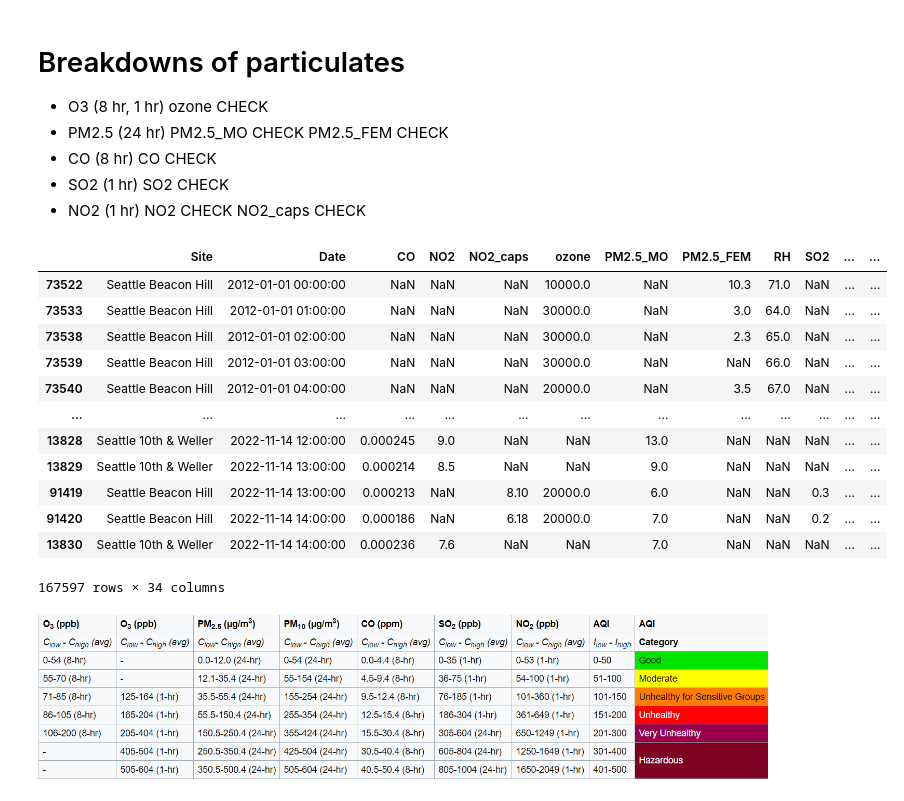
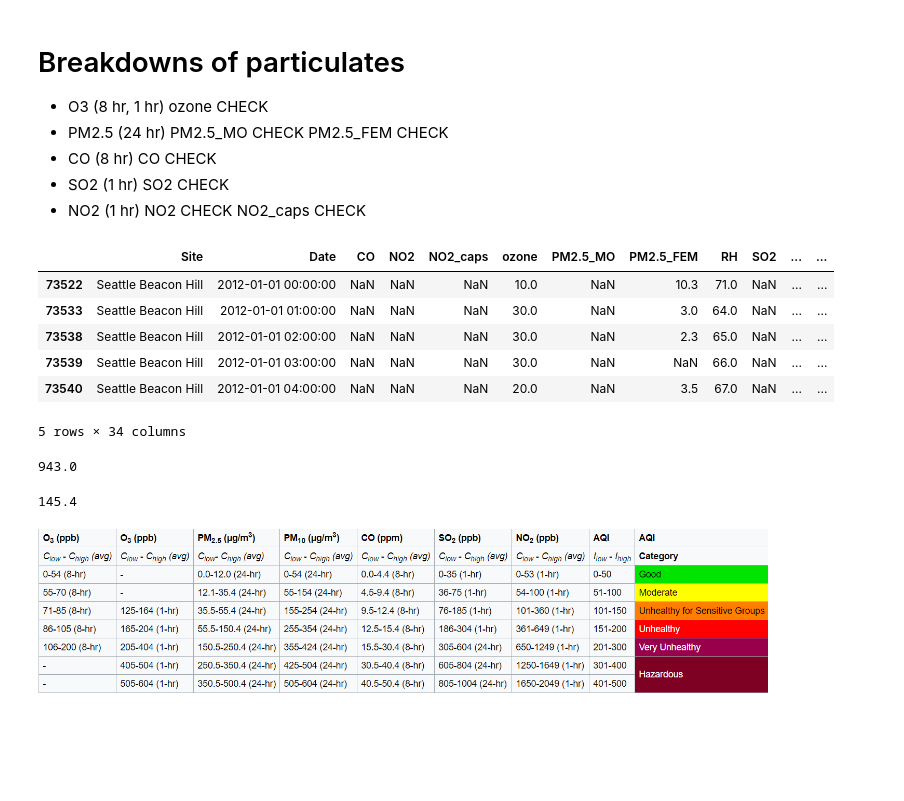
Before and after one commit to aworthyperson/Bike_Counters_Air_Quality, a Jupyter notebook: Bike_and_AQ_import_python.ipynb, the cells around one changed output. Saved outputs shown, nothing was run; the diff lists cells and outputs as text; code cells hidden in the pictures; blank space fills up the shorter version.

```diff
--- a/Bike_and_AQ_import_python.ipynb
+++ b/Bike_and_AQ_import_python.ipynb
@@ -440,26 +440,27 @@ df['CO']= df['CO']/ 1000 # in ppm (EPA)
 # %%
 df= df.sort_values(by= ['Date'])
 
-df["Ozone_8hr_avg"] = df.groupby("Site")["ozone"].rolling(window = 8, min_periods = 4).mean().values
-df["PM2.5_MO_24hr_avg"] = df.groupby("Site")["PM2.5_MO"].rolling(window = 24, min_periods = 16).mean().values
-df["PM2.5_FEM_24hr_avg"] = df.groupby("Site")["PM2.5_FEM"].rolling(window = 24, min_periods = 16).mean().values
-df["CO_8hr_avg"] = df.groupby("Site")["CO"].rolling(window = 8, min_periods = 4).mean().values
+df["Ozone_8hr_avg"] = df.groupby("Site")["ozone"].rolling(window = 8).mean().values
+df["PM2.5_MO_24hr_avg"] = df.groupby("Site")["PM2.5_MO"].rolling(window = 24).mean().values
+df["PM2.5_FEM_24hr_avg"] = df.groupby("Site")["PM2.5_FEM"].rolling(window = 24).mean().values
+df["CO_8hr_avg"] = df.groupby("Site")["CO"].rolling(window = 8).mean().values
 
-df
+df.head()
 # %% [output]
 |  | Site | Date | CO | NO2 | NO2_caps | ozone | PM2.5_MO | PM2.5_FEM | RH | SO2 | ... | ... |
-| 73522 | Seattle Beacon Hill | 2012-01-01 00:00:00 | NaN | NaN | NaN | 10000.0 | NaN | 10.3 | 71.0 | NaN | ... | ... |
-| 73533 | Seattle Beacon Hill | 2012-01-01 01:00:00 | NaN | NaN | NaN | 30000.0 | NaN | 3.0 | 64.0 | NaN | ... | ... |
-| 73538 | Seattle Beacon Hill | 2012-01-01 02:00:00 | NaN | NaN | NaN | 30000.0 | NaN | 2.3 | 65.0 | NaN | ... | ... |
-| 73539 | Seattle Beacon Hill | 2012-01-01 03:00:00 | NaN | NaN | NaN | 30000.0 | NaN | NaN | 66.0 | NaN | ... | ... |
-| 73540 | Seattle Beacon Hill | 2012-01-01 04:00:00 | NaN | NaN | NaN | 20000.0 | NaN | 3.5 | 67.0 | NaN | ... | ... |
-| ... | ... | ... | ... | ... | ... | ... | ... | ... | ... | ... | ... | ... |
-| 13828 | Seattle 10th & Weller | 2022-11-14 12:00:00 | 0.000245 | 9.0 | NaN | NaN | 13.0 | NaN | NaN | NaN | ... | ... |
-| 13829 | Seattle 10th & Weller | 2022-11-14 13:00:00 | 0.000214 | 8.5 | NaN | NaN | 9.0 | NaN | NaN | NaN | ... | ... |
-| 91419 | Seattle Beacon Hill | 2022-11-14 13:00:00 | 0.000213 | NaN | 8.10 | 20000.0 | 6.0 | NaN | NaN | 0.3 | ... | ... |
-| 91420 | Seattle Beacon Hill | 2022-11-14 14:00:00 | 0.000186 | NaN | 6.18 | 20000.0 | 7.0 | NaN | NaN | 0.2 | ... | ... |
-| 13830 | Seattle 10th & Weller | 2022-11-14 14:00:00 | 0.000236 | 7.6 | NaN | NaN | 7.0 | NaN | NaN | NaN | ... | ... |
+| 73522 | Seattle Beacon Hill | 2012-01-01 00:00:00 | NaN | NaN | NaN | 10.0 | NaN | 10.3 | 71.0 | NaN | ... | ... |
+| 73533 | Seattle Beacon Hill | 2012-01-01 01:00:00 | NaN | NaN | NaN | 30.0 | NaN | 3.0 | 64.0 | NaN | ... | ... |
+| 73538 | Seattle Beacon Hill | 2012-01-01 02:00:00 | NaN | NaN | NaN | 30.0 | NaN | 2.3 | 65.0 | NaN | ... | ... |
+| 73539 | Seattle Beacon Hill | 2012-01-01 03:00:00 | NaN | NaN | NaN | 30.0 | NaN | NaN | 66.0 | NaN | ... | ... |
+| 73540 | Seattle Beacon Hill | 2012-01-01 04:00:00 | NaN | NaN | NaN | 20.0 | NaN | 3.5 | 67.0 | NaN | ... | ... |
-167597 rows × 34 columns
+5 rows × 34 columns
+# %%
+print(df['PM2.5_MO'].max())
+
+df['PM2.5_FEM'].max()
+# %% [output]
+943.0
+145.4
 # %% [markdown]
 ![68747470733a2f2f696d6167652e6962622e636f2f6776724663352f323031375f30375f32305f31355f32325f32312e706e67-1.png](attachment:6bfa0509-eb1a-47e7-b777-7d64cfbe5e6a.png)
 # %%
```
Also changed, not shown: parts of 11 cells of this notebook, 10 other files.
